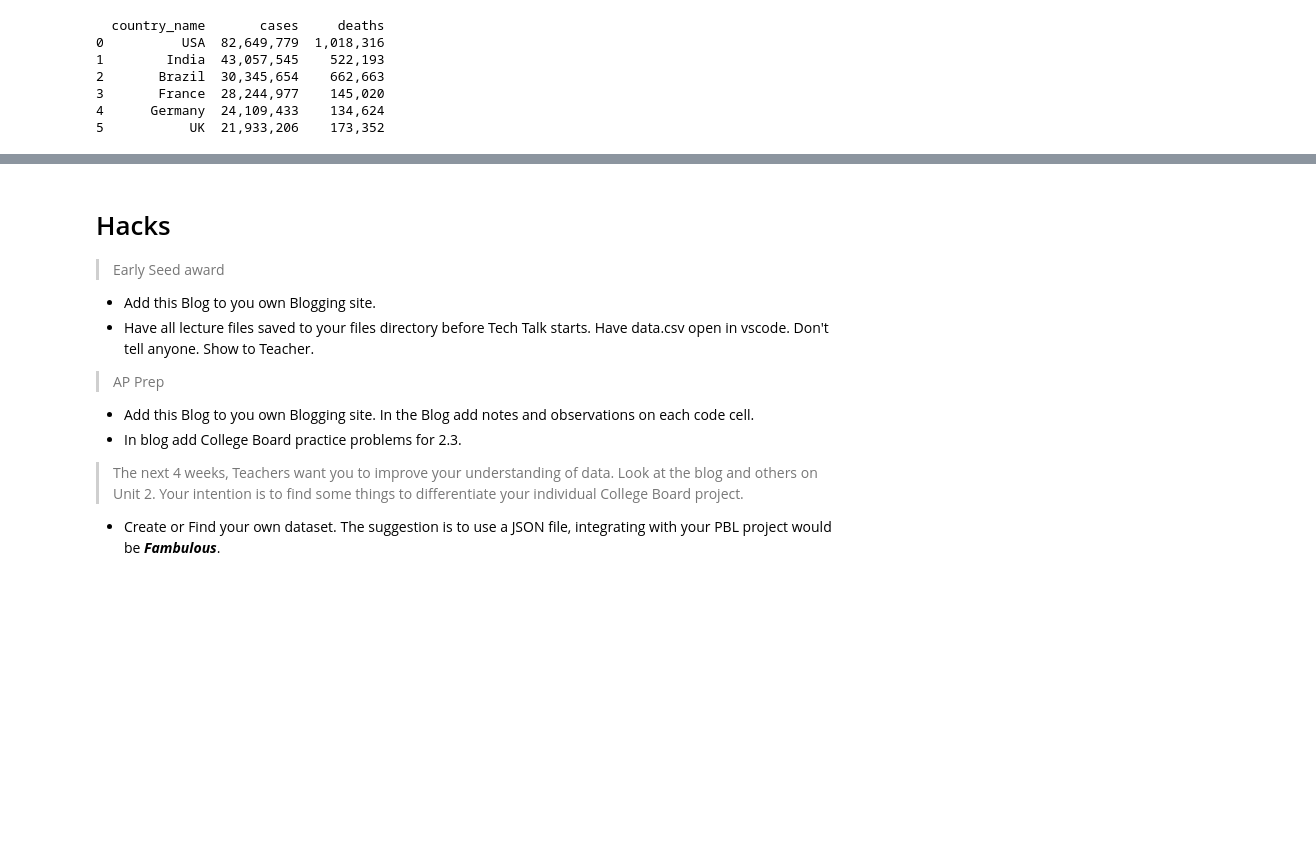
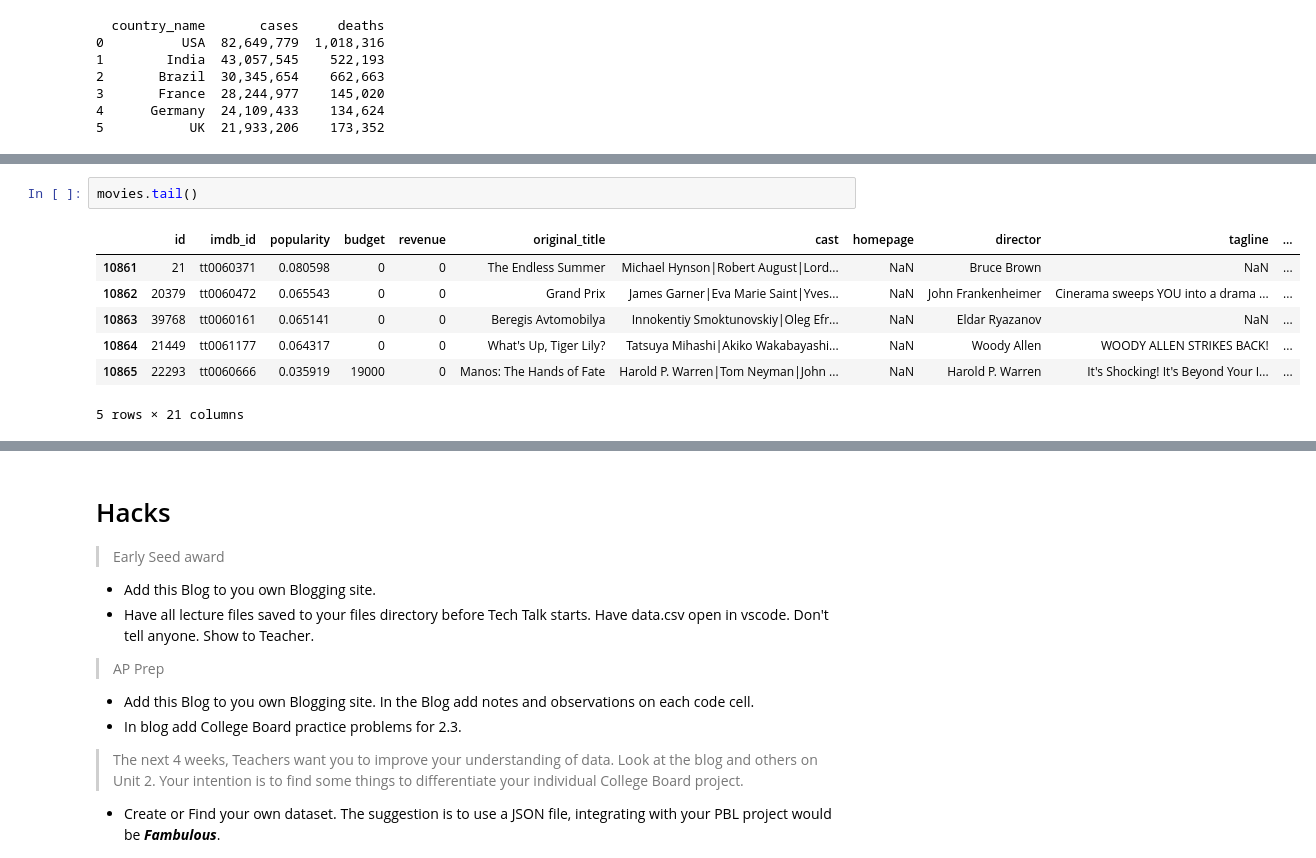
Before and after one commit to Ekamjot-Kaire/fast-pages, a Jupyter notebook: _notebooks/2023-03-09-AP-unit2-3.ipynb, the cells around one changed output, grey strips where cells are left out. Drawn from its saved outputs; the diff is of its cells as text; blank space fills up the shorter version.

```diff
--- a/_notebooks/2023-03-09-AP-unit2-3.ipynb
+++ b/_notebooks/2023-03-09-AP-unit2-3.ipynb
@@ -291,0 +308,10 @@ fetch()
+# %%
+movies.tail()
+# %% [output]
+|  | id | imdb_id | popularity | budget | revenue | original_title | cast | homepage | director | tagline | ... |
+| 10861 | 21 | tt0060371 | 0.080598 | 0 | 0 | The Endless Summer | Michael Hynson|Robert August|Lord... | NaN | Bruce Brown | NaN | ... |
+| 10862 | 20379 | tt0060472 | 0.065543 | 0 | 0 | Grand Prix | James Garner|Eva Marie Saint|Yves... | NaN | John Frankenheimer | Cinerama sweeps YOU into a drama ... | ... |
+| 10863 | 39768 | tt0060161 | 0.065141 | 0 | 0 | Beregis Avtomobilya | Innokentiy Smoktunovskiy|Oleg Efr... | NaN | Eldar Ryazanov | NaN | ... |
+| 10864 | 21449 | tt0061177 | 0.064317 | 0 | 0 | What's Up, Tiger Lily? | Tatsuya Mihashi|Akiko Wakabayashi... | NaN | Woody Allen | WOODY ALLEN STRIKES BACK! | ... |
+| 10865 | 22293 | tt0060666 | 0.035919 | 19000 | 0 | Manos: The Hands of Fate | Harold P. Warren|Tom Neyman|John ... | NaN | Harold P. Warren | It's Shocking! It's Beyond Your I... | ... |
+5 rows × 21 columns
```
Also changed, not shown: parts of 10 cells of this notebook, 1 other file.
